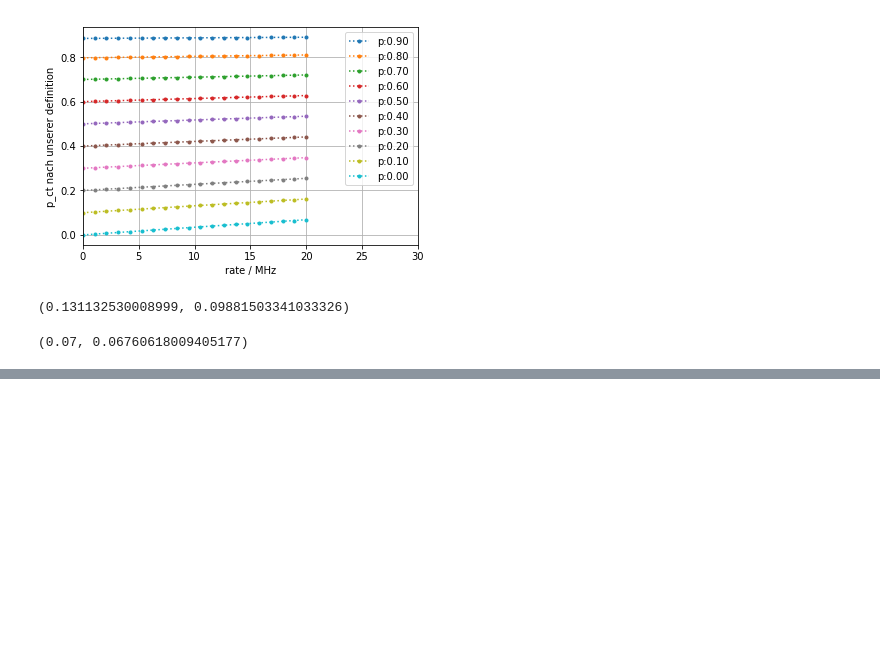
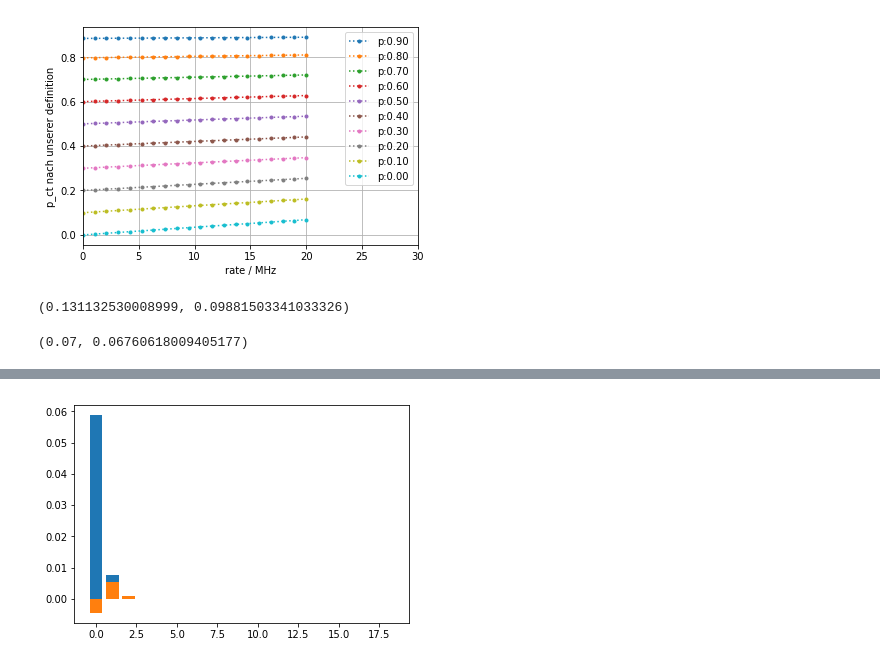
Before and after one commit to dneise/crosstalk_study, a Jupyter notebook: gedankenexperiment_with_crosstalk.ipynb, the cells around one changed output, grey strips where cells are left out. Saved outputs shown, nothing was run; the diff lists cells and outputs as text; code cells hidden in the pictures; blank space fills up the shorter version.

```diff
--- a/gedankenexperiment_with_crosstalk.ipynb
+++ b/gedankenexperiment_with_crosstalk.ipynb
@@ -330,0 +337,6 @@ mu, estimated_mu
+# %%
+N = np.arange(len(fingerplot))
+plt.bar(N, fingerplot);
+plt.bar(N, corrected);
+# %% [output]
+[figure, added]
```
Also changed, not shown: parts of 1 cell of this notebook.
